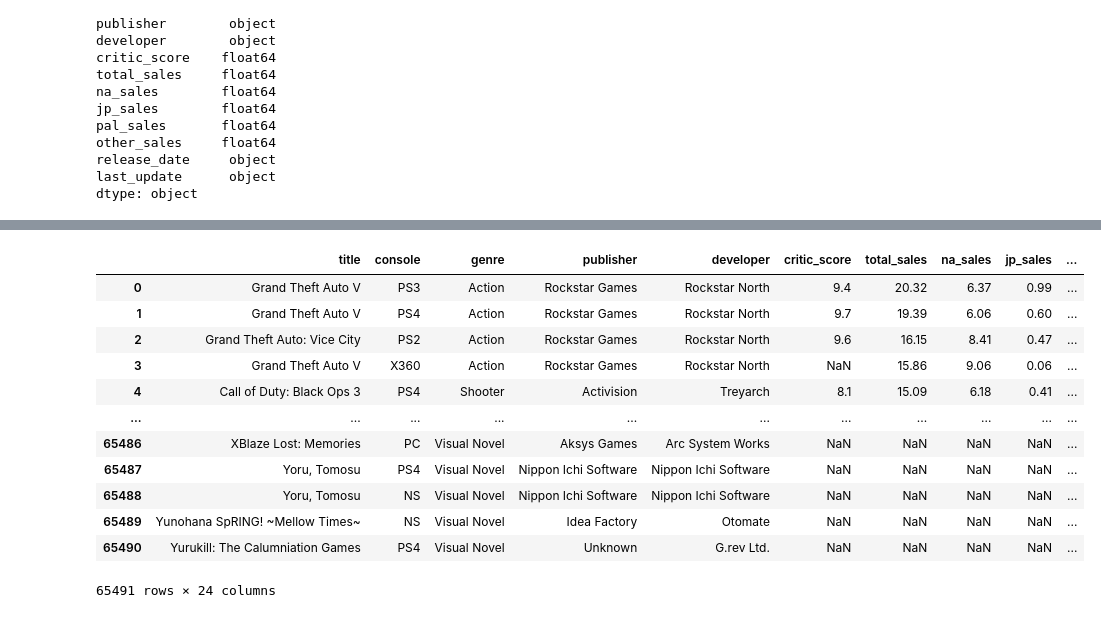
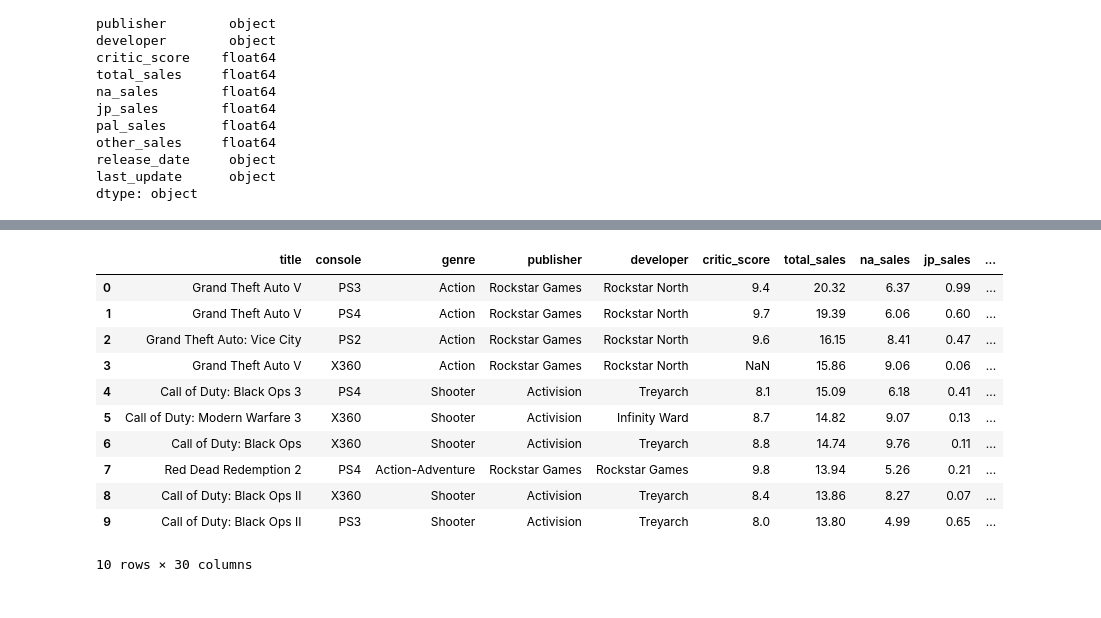
Before and after one commit to guigrandim/video_games_sales, a Jupyter notebook: notebooks/dataset_clean.ipynb, the cells around one changed output, grey strips where cells are left out. Drawn from its saved outputs; the diff is of its cells as text; code cells hidden in the pictures.

Commit message:
Create KPIs into Volumes & Sales

```diff
--- a/notebooks/dataset_clean.ipynb
+++ b/notebooks/dataset_clean.ipynb
@@ -61,6 +23,8 @@ df_dev
 df = pd.read_csv('video_game_sales.csv')
 print(df.dtypes)
 df1 = df.copy()
+
+df_catch_pubs_devs = pd.read_csv('dataset_limpeza.csv', sep=';')
 # %% [output]
 img              object
 title            object
@@ -219,58 +183,46 @@ df1['url_chart'] = domain + df1['img']
 
 #3. Format date
 
-df1['release_date'] = pd.to_datetime(df['release_date']).dt.date
+df1['release_date'] = pd.to_datetime(df['release_date'])
 
-#4. Merge developer country
-
-df1['developer_sc'] = df1['developer'].str.lower().str.replace(' ','_').str.replace(' ',' - ').str.replace('-','_').str.replace('.','')
-df1 = pd.merge(df1, df_dev, on='developer_sc', how = 'left')
-df1 = df1.rename(columns={'country' : 'country_developer'})
-
-df1['publisher_sc'] = df1['publisher'].str.lower().str.replace(' ','_').str.replace(' ',' - ').str.replace('-','_').str.replace('.','')
-df1 = pd.merge(df1, df_dev, on='publisher_sc', how = 'left')
-df1 = df1.rename(columns={'country' : 'country_publisher'})
-
-#5. Drop columns and finish clean dataset
-df1 = df1.drop(columns = ['img', 'developer_sc_x', 'publisher_sc', 'developer_sc_y', 'last_update'])
-
-#6.Verification the space before or after the sentence
+#5.Verification the space before or after the sentence
 for col in df1.select_dtypes(include='object').columns:
     try:
         df1[col] = df1[col].str.strip()
     except AttributeError:
         pass
 
-#7.Insert qualify column into dataset
+#6.Insert qualify column into dataset
 df1['classification'] = pd.cut(
     df1['critic_score'],
     bins=[-float('inf'), 5.0, 7.0, 9.0, float('inf')],
     labels=['Bad', 'Regular', 'Good', 'Premium']
 ).cat.add_categories('Unrated').fillna('Unrated')
 
-#8. Correction Similar Developers and Publishers Country
-corrections_country = {
-    'United Kingdom (England)' : 'England',
-    'United Kingdom' : 'England',
-    'Austria, Sweden' : 'Austria',
-    'Ukraine, Malta': 'Ukraine',
-    'United States, Canada': 'United States'
-}
+#7. Merge Country and Corret Names -> Dataset_Limpeza.csv
 
-df1['country_publisher'] = df1['country_publisher'].replace(corrections_country)
-df1['country_developer'] = df1['country_developer'].replace(corrections_country)
+map_country_studios = df_catch_pubs_devs.set_index('original_term')['studio_location']
+map_dev_pub = df_catch_pubs_devs.set_index('original_term')['clean_name']
+map_holdings = df_catch_pubs_devs.set_index('original_term')['holding']
 
-#9. Correction Similar Developers and Publishers
-name_correction = {
-    'Square-Enix': 'Square Enix',
-    'Milestone S.r.l': 'Milestone S.r.l.',
-    'Humongous Entertainment.': 'Humongous Entertainment',
-    'Flight-Plan': 'Flight Plan'
-}
+df1['country_publisher'] = df1['publisher'].map(map_country_studios)
+df1['clean_name_publisher'] = df1['publisher'].map(map_dev_pub)
+df1['holdings_publisher'] = df1['publisher'].map(map_holdings)
 
-df1['publisher'] = df1['publisher'].replace(name_correction)
-df1['developer'] = df1['developer'].replace(name_correction)
+df1['country_developer'] = df1['developer'].map(map_country_studios)
+df1['clean_name_developer'] = df1['developer'].map(map_dev_pub)
+df1['holdings_developer'] = df1['publisher'].map(map_holdings)
+
+#8.Holdings Country
+df_map_holdings = df_catch_pubs_devs.drop_duplicates(subset='holding', keep='first')
+map_country_holdings = df_map_holdings.set_index('holding')['country_origin']
+
+df1['holdings_publisher_country'] = df1['holdings_publisher'].map(map_country_holdings)
+
+#9.Drop img column
+
+df1 = df1.drop('img', axis = 1)
 
 print(df1.dtypes)
-df1
+df1.head(10)
 # %% [output]
@@ -293,14 +245,13 @@ classifiction        category
 dtype: object
 |  | title | console | genre | publisher | developer | critic_score | total_sales | na_sales | jp_sales | ... |
 | 0 | Grand Theft Auto V | PS3 | Action | Rockstar Games | Rockstar North | 9.4 | 20.32 | 6.37 | 0.99 | ... |
 | 1 | Grand Theft Auto V | PS4 | Action | Rockstar Games | Rockstar North | 9.7 | 19.39 | 6.06 | 0.60 | ... |
 | 2 | Grand Theft Auto: Vice City | PS2 | Action | Rockstar Games | Rockstar North | 9.6 | 16.15 | 8.41 | 0.47 | ... |
 | 3 | Grand Theft Auto V | X360 | Action | Rockstar Games | Rockstar North | NaN | 15.86 | 9.06 | 0.06 | ... |
 | 4 | Call of Duty: Black Ops 3 | PS4 | Shooter | Activision | Treyarch | 8.1 | 15.09 | 6.18 | 0.41 | ... |
-| ... | ... | ... | ... | ... | ... | ... | ... | ... | ... | ... |
-| 65486 | XBlaze Lost: Memories | PC | Visual Novel | Aksys Games | Arc System Works | NaN | NaN | NaN | NaN | ... |
-| 65487 | Yoru, Tomosu | PS4 | Visual Novel | Nippon Ichi Software | Nippon Ichi Software | NaN | NaN | NaN | NaN | ... |
-| 65488 | Yoru, Tomosu | NS | Visual Novel | Nippon Ichi Software | Nippon Ichi Software | NaN | NaN | NaN | NaN | ... |
-| 65489 | Yunohana SpRING! ~Mellow Times~ | NS | Visual Novel | Idea Factory | Otomate | NaN | NaN | NaN | NaN | ... |
-| 65490 | Yurukill: The Calumniation Games | PS4 | Visual Novel | Unknown | G.rev Ltd. | NaN | NaN | NaN | NaN | ... |
+| 5 | Call of Duty: Modern Warfare 3 | X360 | Shooter | Activision | Infinity Ward | 8.7 | 14.82 | 9.07 | 0.13 | ... |
+| 6 | Call of Duty: Black Ops | X360 | Shooter | Activision | Treyarch | 8.8 | 14.74 | 9.76 | 0.11 | ... |
+| 7 | Red Dead Redemption 2 | PS4 | Action-Adventure | Rockstar Games | Rockstar Games | 9.8 | 13.94 | 5.26 | 0.21 | ... |
+| 8 | Call of Duty: Black Ops II | X360 | Shooter | Activision | Treyarch | 8.4 | 13.86 | 8.27 | 0.07 | ... |
+| 9 | Call of Duty: Black Ops II | PS3 | Shooter | Activision | Treyarch | 8.0 | 13.80 | 4.99 | 0.65 | ... |
-65491 rows × 24 columns
+10 rows × 30 columns
```
Also changed, not shown: parts of 5 cells of this notebook, 4 other files.
